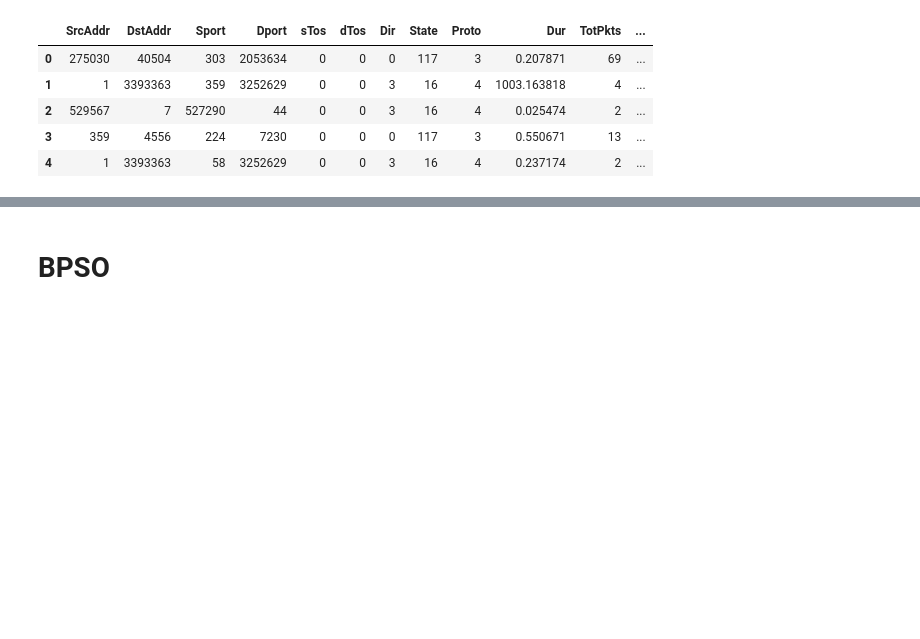
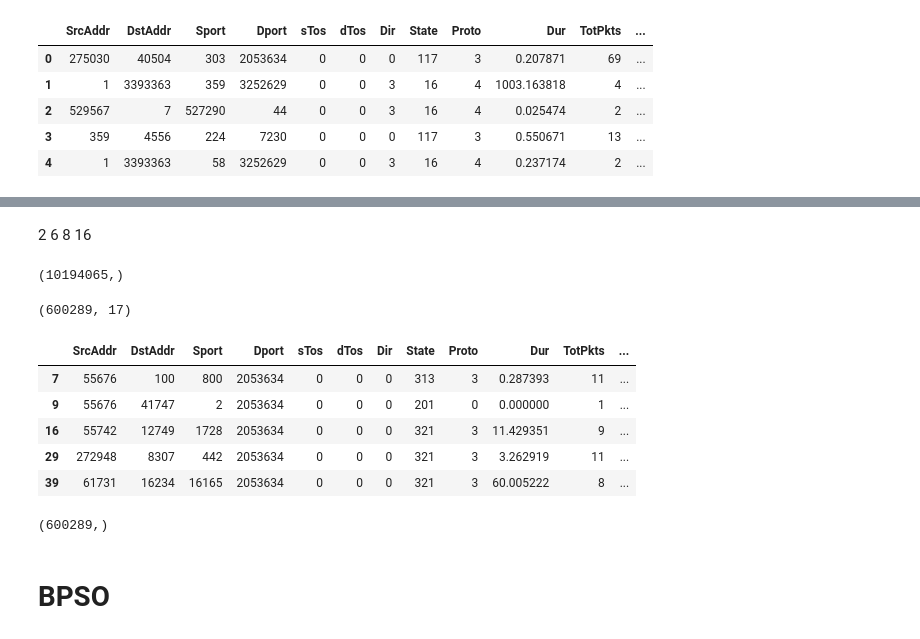
Before and after one commit to azhar416/paper-kbj, a Jupyter notebook: FeatureSelection.ipynb, the cells around one changed output, grey strips where cells are left out. Cells and saved outputs as stored; diff of their text form; code cells hidden in the pictures; blank space fills up the shorter version.

```diff
--- a/FeatureSelection.ipynb
+++ b/FeatureSelection.ipynb
@@ -26,4 +44,23 @@ y_botnet = train['isBotnet']
+# %% [markdown]
+2 6 8 16
+# %%
+y_botnet.shape
+# %% [output]
+(10194065,)
 # %%
 spam_dataset = train[train['isBotnet'] == 1]
 X_spam = spam_dataset.drop(columns=['isBotnet', 'isSpam', 'Label'])
 y_spam = spam_dataset['isSpam']
+# %%
+X_spam.shape
+# %% [output]
+(600289, 17)
+# %%
+X_spam.head()
+# %% [output]
+|  | SrcAddr | DstAddr | Sport | Dport | sTos | dTos | Dir | State | Proto | Dur | TotPkts | ... |
+| 7 | 55676 | 100 | 800 | 2053634 | 0 | 0 | 0 | 313 | 3 | 0.287393 | 11 | ... |
+| 9 | 55676 | 41747 | 2 | 2053634 | 0 | 0 | 0 | 201 | 0 | 0.000000 | 1 | ... |
+| 16 | 55742 | 12749 | 1728 | 2053634 | 0 | 0 | 0 | 321 | 3 | 11.429351 | 9 | ... |
+| 29 | 272948 | 8307 | 442 | 2053634 | 0 | 0 | 0 | 321 | 3 | 3.262919 | 11 | ... |
+| 39 | 61731 | 16234 | 16165 | 2053634 | 0 | 0 | 0 | 321 | 3 | 60.005222 | 8 | ... |
@@ -30,3 +72,7 @@ y_spam = spam_dataset['isSpam']
+# %%
+y_spam.shape
+# %% [output]
+(600289,)
 # %% [markdown]
 # BPSO
 # %%
```
Also changed, not shown: parts of 14 cells of this notebook, 3 other files.
